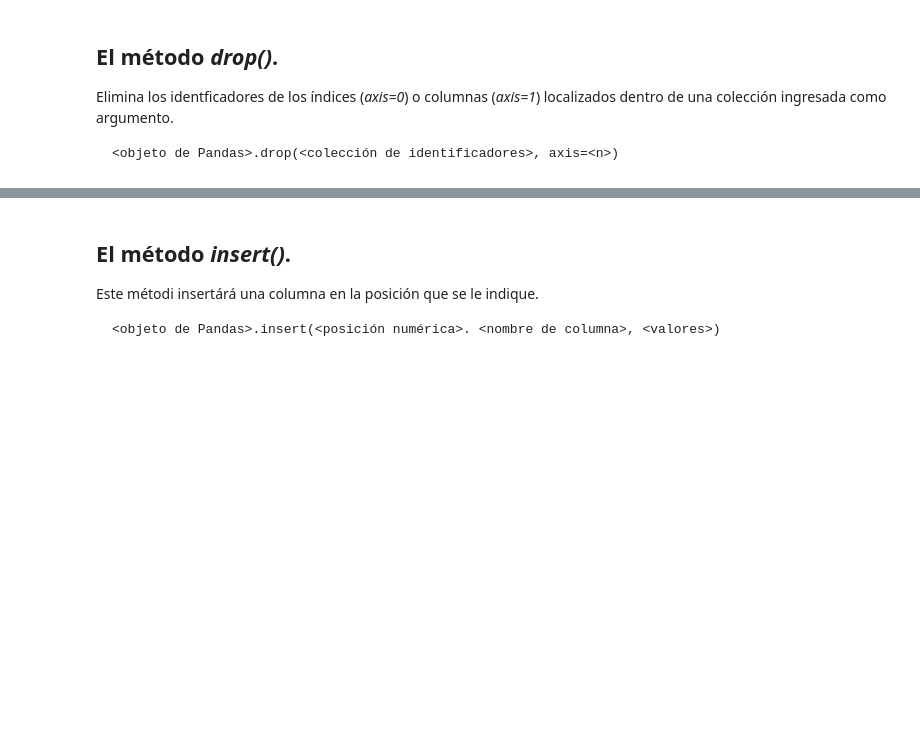
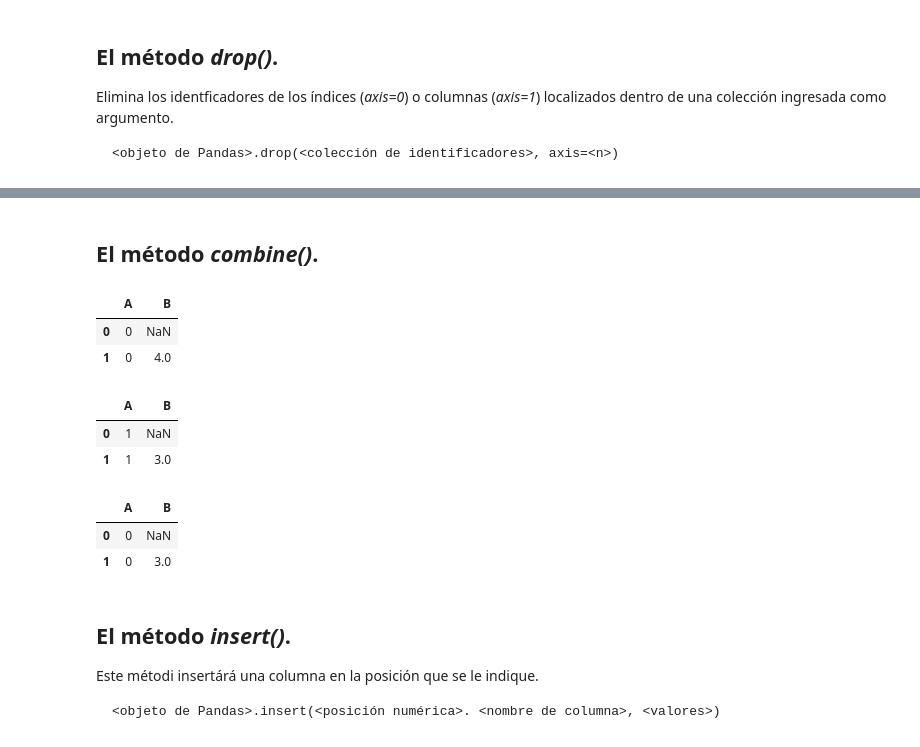
Before and after one commit to PythonistaMX/py311, a Jupyter notebook: 12_metodos_de_gestion_de_datos.ipynb, the cells around one changed output, grey strips where cells are left out. Drawn from its saved outputs; the diff is of its cells as text; code cells hidden in the pictures; blank space fills up the shorter version.

```diff
--- a/12_metodos_de_gestion_de_datos.ipynb
+++ b/12_metodos_de_gestion_de_datos.ipynb
@@ -349,0 +493,2 @@ poblacion.drop(['lobo', 'tapir'])
+# %% [markdown]
+## El método *combine()*.
@@ -349,0 +497,8 @@ poblacion.drop(['lobo', 'tapir'])
+# %%
+df1 = pd.DataFrame({'A': [0, 0], 'B': [None, 4]})
+# %%
+df1
+# %% [output]
+|  | A | B |
+| 0 | 0 | NaN |
+| 1 | 0 | 4.0 |
@@ -350,3 +507,15 @@ poblacion.drop(['lobo', 'tapir'])
+# %%
+df2
+# %% [output]
+|  | A | B |
+| 0 | 1 | NaN |
+| 1 | 1 | 3.0 |
+# %%
+ df1.combine(df2, take_smaller)
+# %% [output]
+|  | A | B |
+| 0 | 0 | NaN |
+| 1 | 0 | 3.0 |
 # %% [markdown]
 ## El método *insert()*.
 
```
Also changed, not shown: parts of 17 cells of this notebook.
